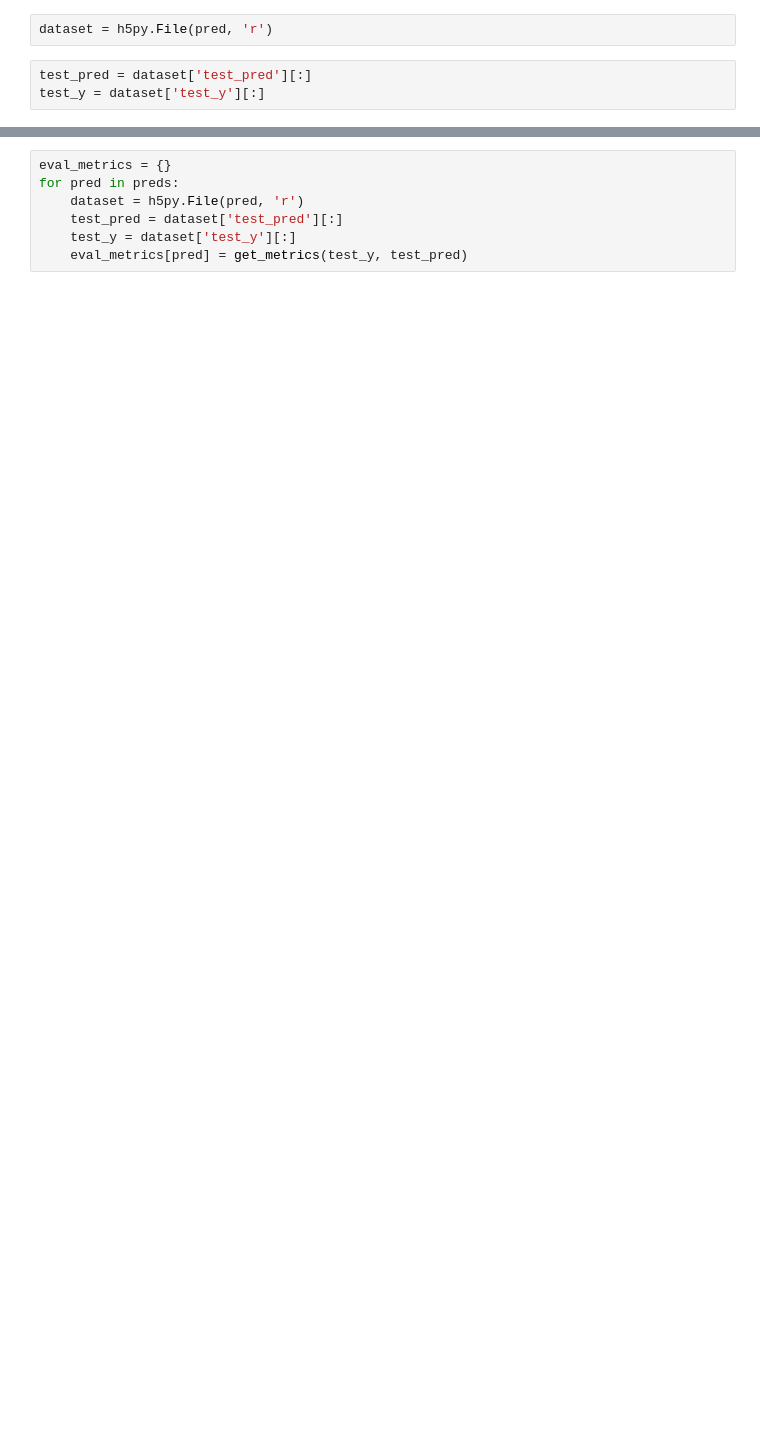
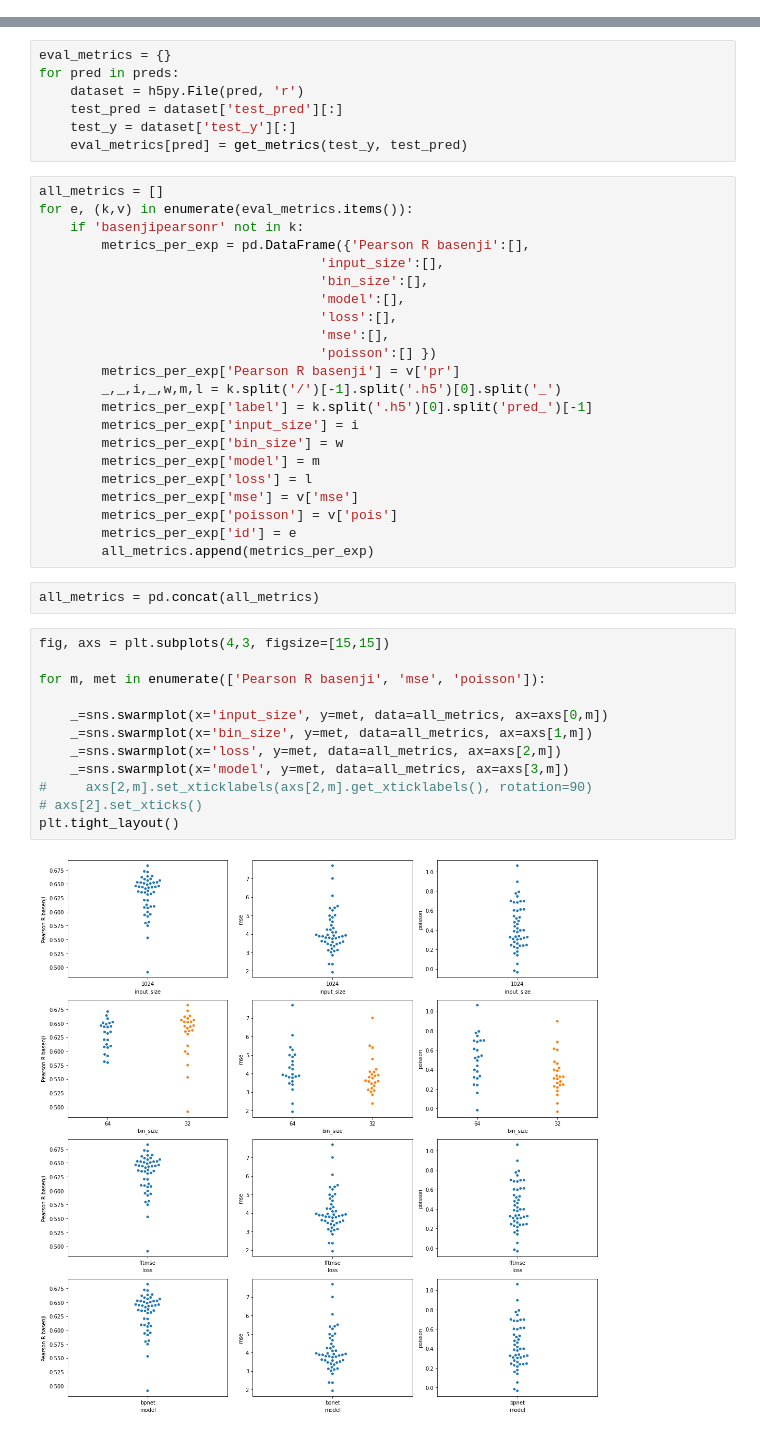
Before and after one commit to amberT15/QuantPred, a Jupyter notebook: evaluation.ipynb, the cells around one changed output, grey strips where cells are left out. Cells and saved outputs as stored; diff of their text form; blank space fills up the shorter version.

```diff
--- a/evaluation.ipynb
+++ b/evaluation.ipynb
@@ -21,5 +48,0 @@ pred = preds[0]
-# %%
-dataset = h5py.File(pred, 'r')
-# %%
-test_pred = dataset['test_pred'][:]
-test_y = dataset['test_y'][:]
@@ -69,3 +53,41 @@ for pred in preds:
     test_pred = dataset['test_pred'][:]
     test_y = dataset['test_y'][:]
     eval_metrics[pred] = get_metrics(test_y, test_pred)
+# %%
+all_metrics = []
+for e, (k,v) in enumerate(eval_metrics.items()):
+    if 'basenjipearsonr' not in k:
+        metrics_per_exp = pd.DataFrame({'Pearson R basenji':[],
+                                    'input_size':[],
+                                    'bin_size':[],
+                                    'model':[],
+                                    'loss':[],
+                                    'mse':[],
+                                    'poisson':[] })
+        metrics_per_exp['Pearson R basenji'] = v['pr']
+        _,_,i,_,w,m,l = k.split('/')[-1].split('.h5')[0].split('_')
+        metrics_per_exp['label'] = k.split('.h5')[0].split('pred_')[-1]
+        metrics_per_exp['input_size'] = i
+        metrics_per_exp['bin_size'] = w
+        metrics_per_exp['model'] = m
+        metrics_per_exp['loss'] = l
+        metrics_per_exp['mse'] = v['mse']
+        metrics_per_exp['poisson'] = v['pois']
+        metrics_per_exp['id'] = e
+        all_metrics.append(metrics_per_exp)
+# %%
+all_metrics = pd.concat(all_metrics)
+# %%
+fig, axs = plt.subplots(4,3, figsize=[15,15])
+
+for m, met in enumerate(['Pearson R basenji', 'mse', 'poisson']):
+
+    _=sns.swarmplot(x='input_size', y=met, data=all_metrics, ax=axs[0,m])
+    _=sns.swarmplot(x='bin_size', y=met, data=all_metrics, ax=axs[1,m])
+    _=sns.swarmplot(x='loss', y=met, data=all_metrics, ax=axs[2,m])
+    _=sns.swarmplot(x='model', y=met, data=all_metrics, ax=axs[3,m])
+#     axs[2,m].set_xticklabels(axs[2,m].get_xticklabels(), rotation=90)
+# axs[2].set_xticks()
+plt.tight_layout()
+# %% [output]
+[figure, added]
```
Also changed, not shown: parts of 13 cells of this notebook.
